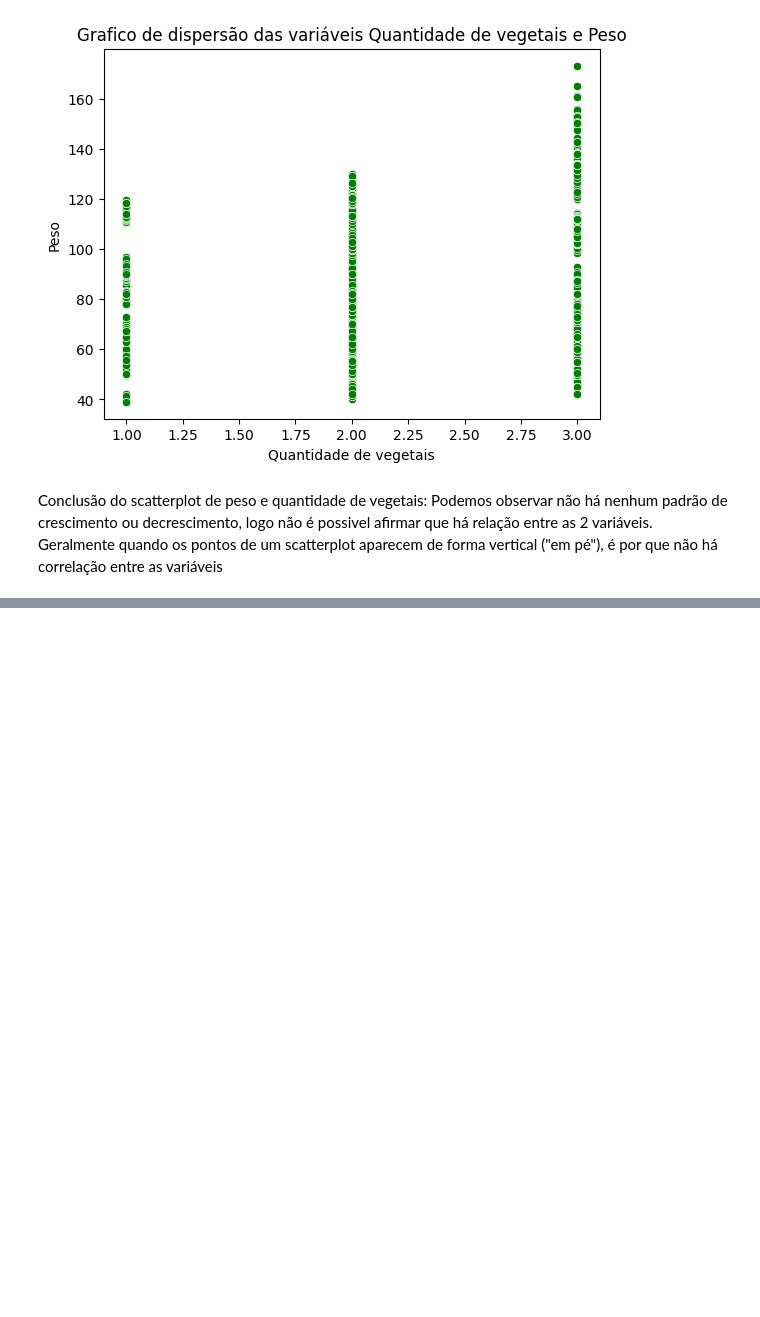
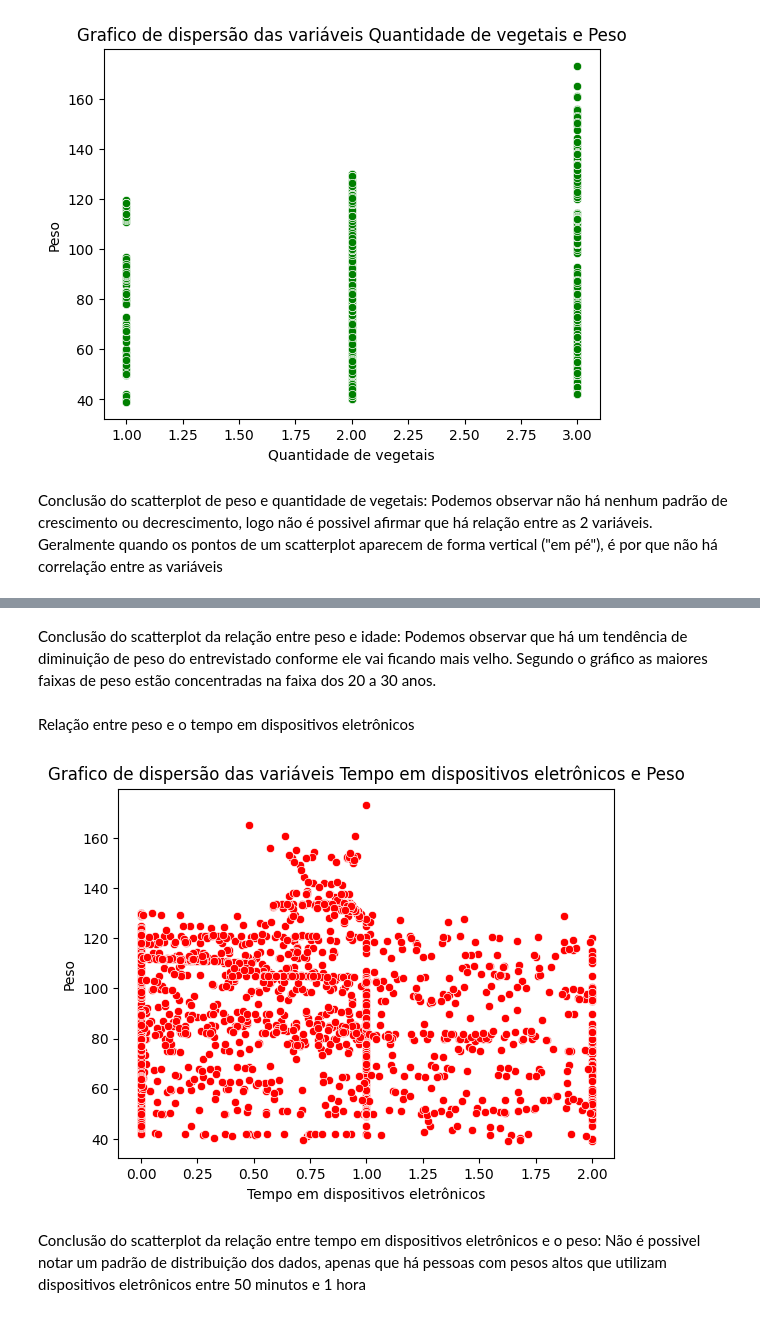
Before and after one commit to caikedomingues/Analise-de-dados-sobre-obesidade, a Jupyter notebook: Analise_Obesidade.ipynb, the cells around one changed output, grey strips where cells are left out. Cells and saved outputs as stored; diff of their text form; code cells hidden in the pictures; blank space fills up the shorter version.

```diff
--- a/Analise_Obesidade.ipynb
+++ b/Analise_Obesidade.ipynb
@@ -1777,0 +1794,12 @@ um scatterplot aparecem de forma vertical ("em pé"), é por que não há correl
+# %% [markdown]
+Conclusão do scatterplot da relação entre peso e idade: Podemos observar que há um tendência de diminuição de peso do entrevistado conforme ele vai ficando mais velho. Segundo o gráfico as maiores faixas de peso estão concentradas
+na faixa dos 20 a 30 anos.
+# %% [markdown]
+Relação entre peso e o tempo em dispositivos eletrônicos
+# %%
+criar_dispersao('Tempo_em_dispositivos_eletronicos', 'Peso','red','Tempo em dispositivos eletrônicos', 'Peso' )
+# %% [output]
+[figure, added]
+# %% [markdown]
+Conclusão do scatterplot da relação entre tempo em dispositivos eletrônicos e
+o peso: Não é possivel notar um padrão de distribuição dos dados, apenas que há pessoas com pesos altos que utilizam dispositivos eletrônicos entre 50 minutos e 1 hora
```
Also changed, not shown: parts of 8 cells of this notebook.
